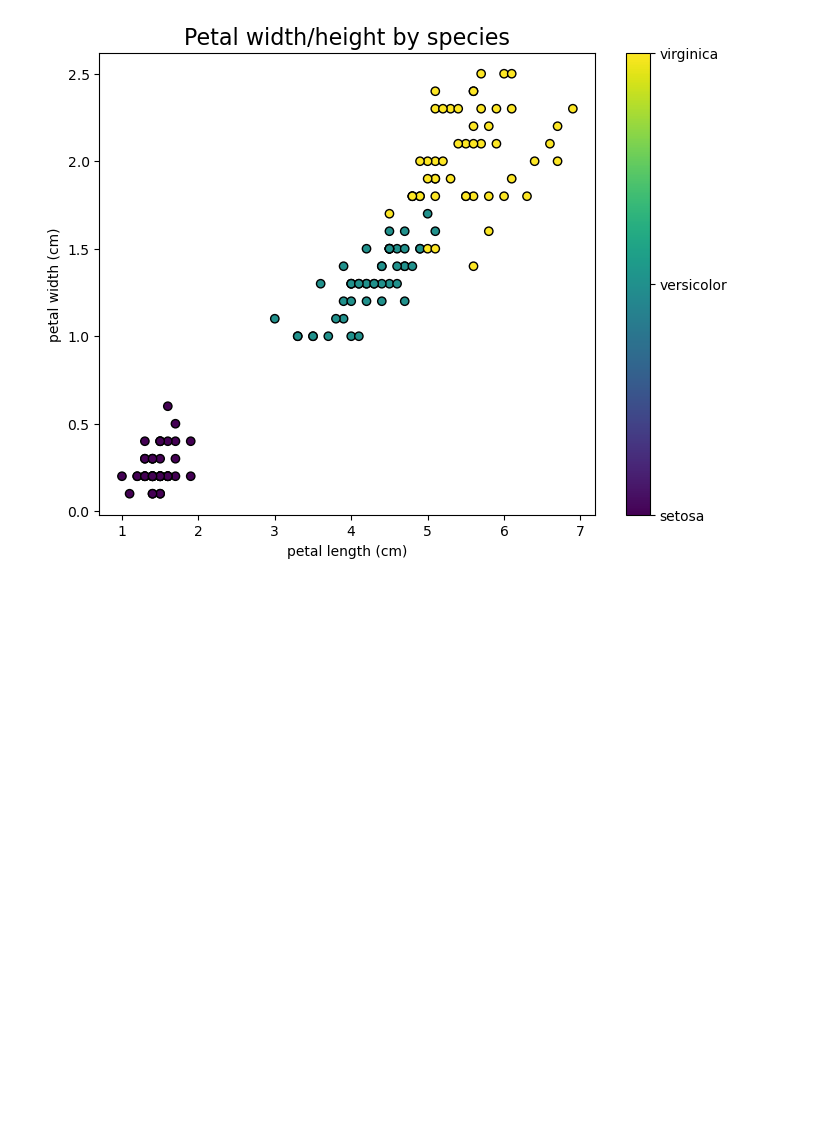
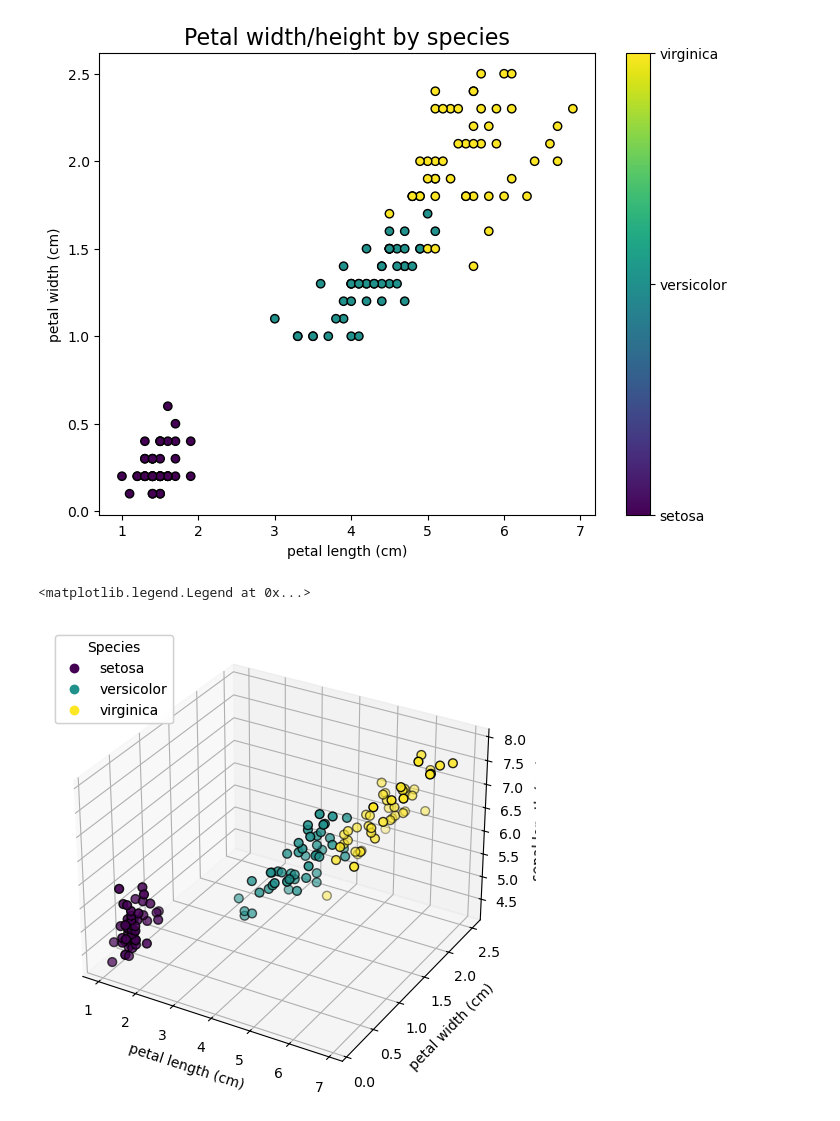
Before and after one commit to Michal-Radomski/Python-Data-Visualization, a Jupyter notebook: 01 Data Visualization/01_Matplotlib/iris.ipynb, the cells around one changed output. Cells and saved outputs as stored; diff of their text form; code cells hidden in the pictures; blank space fills up the shorter version.

Commit message:
Data Visualization in Python course - commit 08

```diff
--- a/01 Data Visualization/01_Matplotlib/iris.ipynb
+++ b/01 Data Visualization/01_Matplotlib/iris.ipynb
@@ -55,3 +55,19 @@ plt.colorbar(ticks=[0,1,2], format=formatter)
 # %% [output]
 <matplotlib.colorbar.Colorbar at 0x...>
 [figure]
+# %%
+# from mpl_toolkits.mplot3d import Axes3D
+fig=plt.figure(figsize=(9,6))
+# ax=Axes3D(fig, elev=-160, azim=130)
+ax = fig.add_subplot(111, projection='3d')  # Modern 3D axis
+ax.set_xlabel(iris_x_labels[2])
+ax.set_ylabel(iris_x_labels[3])
+ax.set_zlabel(iris_x_labels[0])
+
+scatter = ax.scatter(iris_x[:,2], iris_x[:,3], iris_x[:,0], edgecolor="k", c=iris_y, s=40)
+handles, _ =scatter.legend_elements()
+legend = ax.legend(handles, iris_y_labels, loc="upper left", title="Species")
+ax.add_artist(legend)
+# %% [output]
+<matplotlib.legend.Legend at 0x...>
+[figure, added]
```
